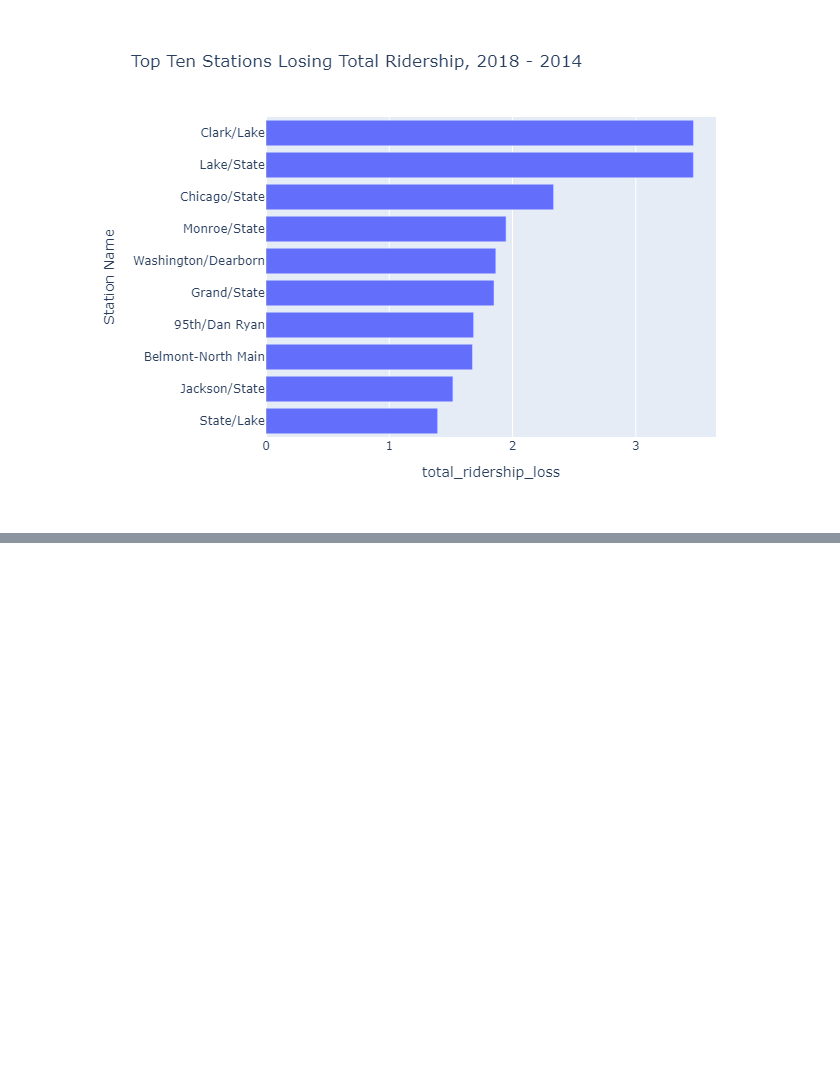
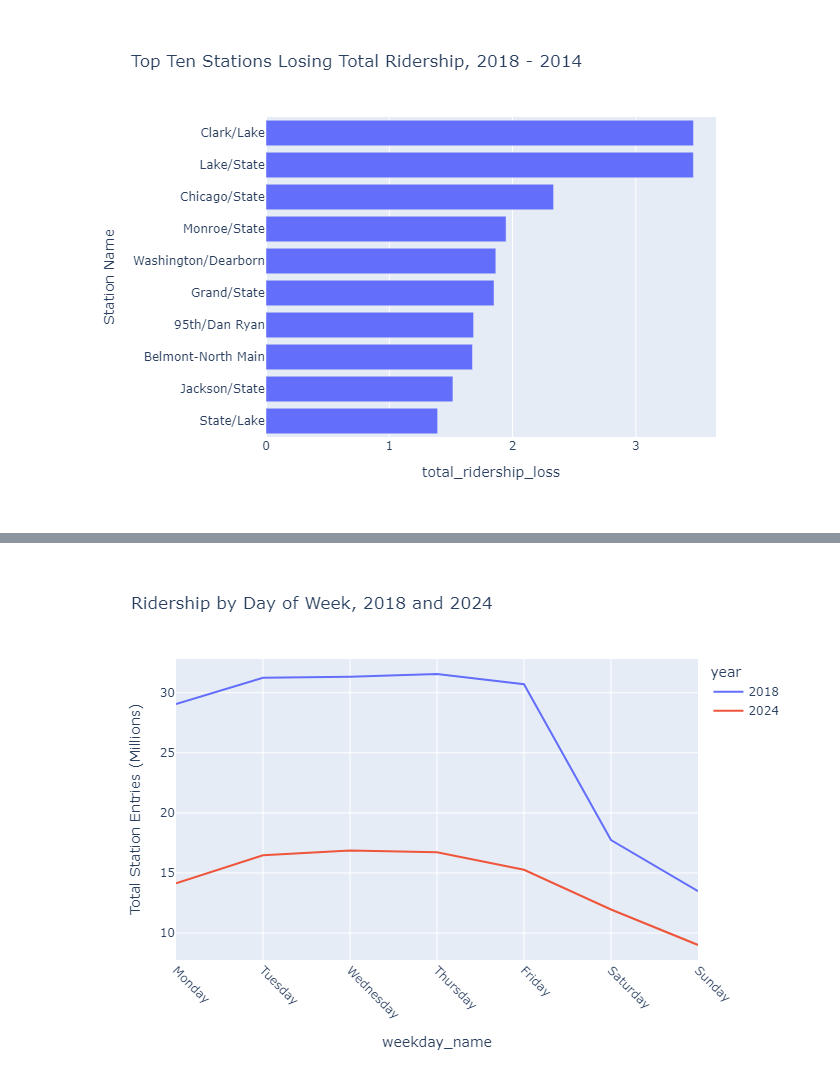
Before and after one commit to bryantco/cta-analysis, a Jupyter notebook: analyze_ridership.ipynb, the cells around one changed output, grey strips where cells are left out. Drawn from its saved outputs; the diff is of its cells as text; code cells hidden in the pictures; blank space fills up the shorter version.

Commit message:
feat: add writeup on weekend-weekday ridership loss

```diff
--- a/analyze_ridership.ipynb
+++ b/analyze_ridership.ipynb
@@ -325,0 +355,3 @@ fig_ridership_loss_top_ten.show()
+# %%
+# Compute 2018 ridership stats cited in the paragraph below
+ridership_df_year_weekday_level.sort('total_ridership_millions', descending=True).head(10)
@@ -325,0 +409,22 @@ fig_ridership_loss_top_ten.show()
+# %%
+# add labels and turn the weekdays categorical
+
+fig_ridership_year_weekday = px.line(
+    ridership_df_year_weekday_level,
+    x='weekday_name',
+    y='total_ridership_millions',
+    title='Ridership by Day of Week, 2018 and 2024',
+    color='year',
+    labels={
+        'weekday_num': 'Weekday',
+        'total_ridership_millions': 'Total Station Entries (Millions)'
+    }
+)
+
+fig_ridership_year_weekday.update_layout(
+    xaxis={'tickangle': 45}
+)
+
+fig_ridership_year_weekday.show()
+# %% [output]
+[figure, added]
```
Also changed, not shown: parts of 7 cells of this notebook.
